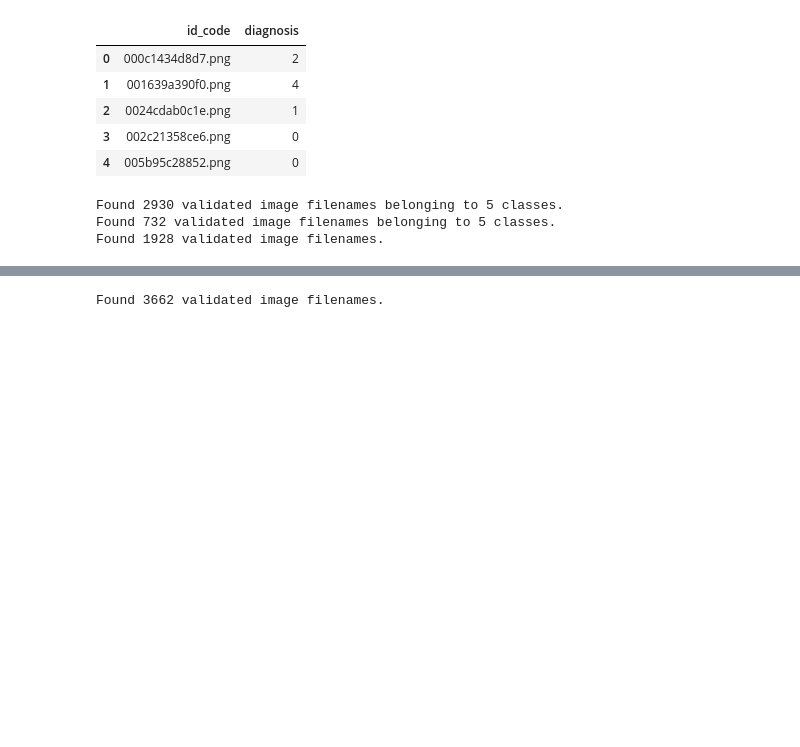
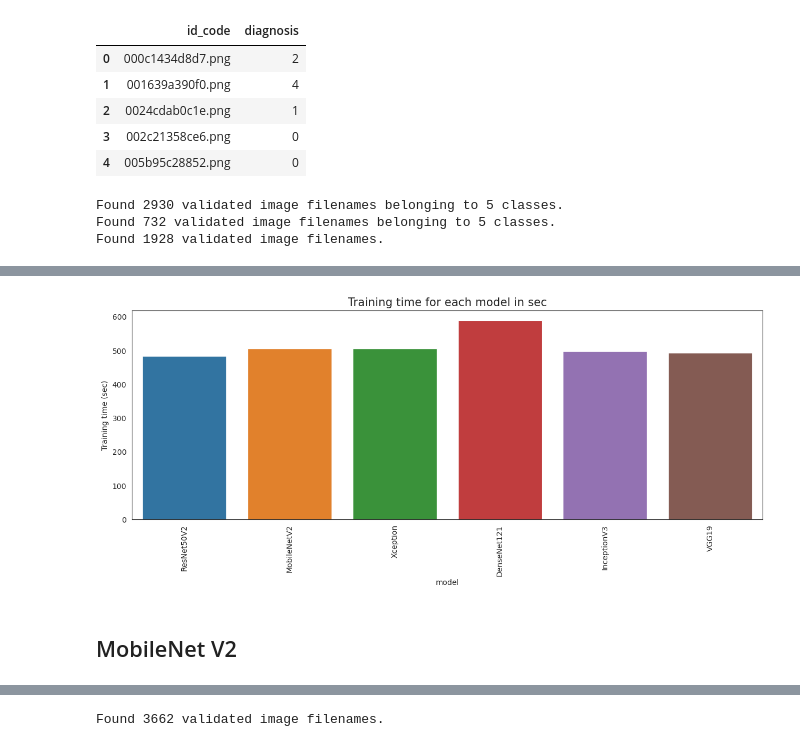
Before and after one commit to Thioumbour/DR_Detection, a Jupyter notebook: dr-detection.ipynb, the cells around one changed output, grey strips where cells are left out. Cells and saved outputs as stored; diff of their text form; code cells hidden in the pictures; blank space fills up the shorter version.

```diff
--- a/dr-detection.ipynb
+++ b/dr-detection.ipynb
@@ -187,3 +316,13 @@ Found 1928 validated image filenames.
+# %%
+plt.figure(figsize = (15,5))
+sns.barplot(x = 'model', y = 'Training time (sec)', data = df_results)
+plt.title('Training time for each model in sec', fontsize = 15)
+plt.xticks(rotation=90)
+plt.show()
+# %% [output]
+[figure, added]
+# %% [markdown]
+## MobileNet V2
 # %%
 # Load the pretained model
 pretrained_model = tf.keras.applications.MobileNetV2(
```
Also changed, not shown: parts of 15 cells of this notebook.
